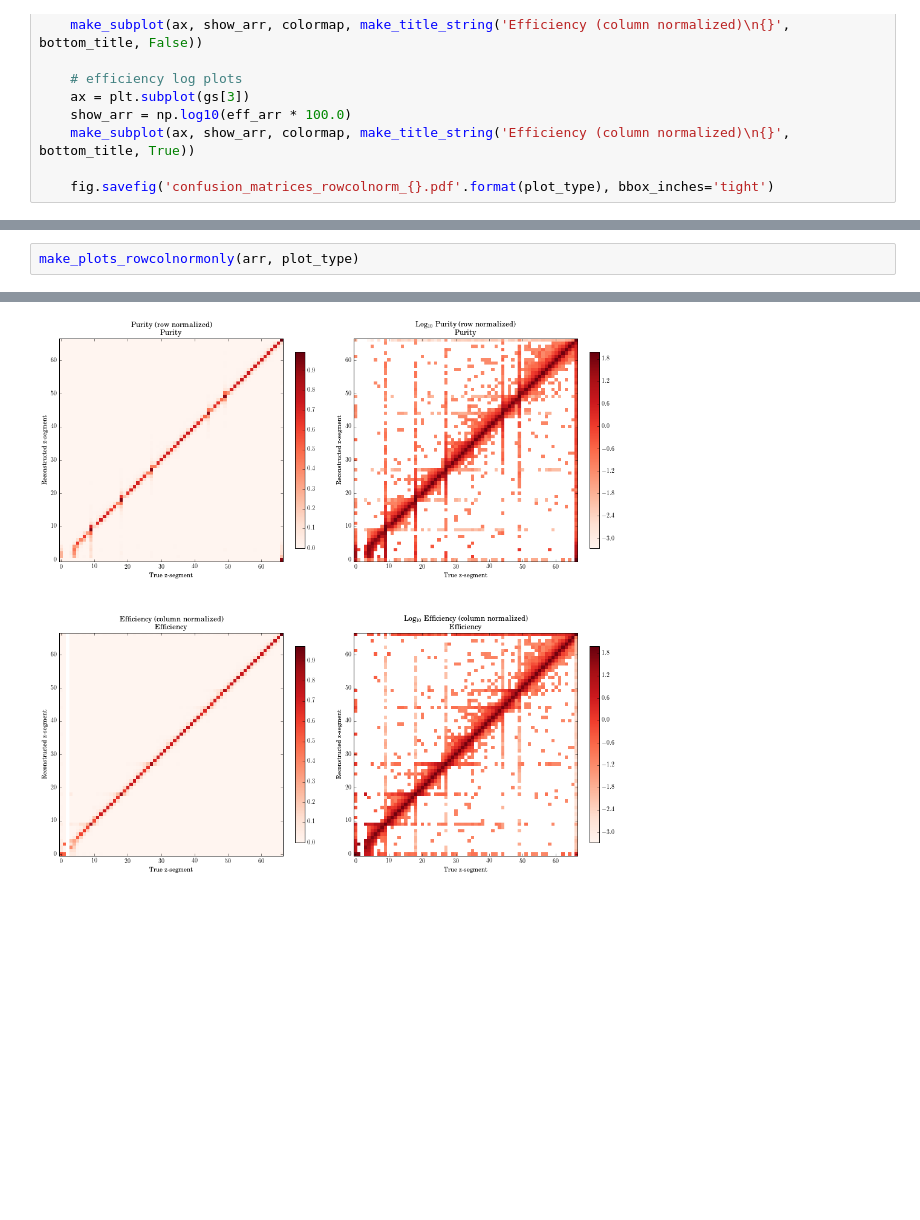
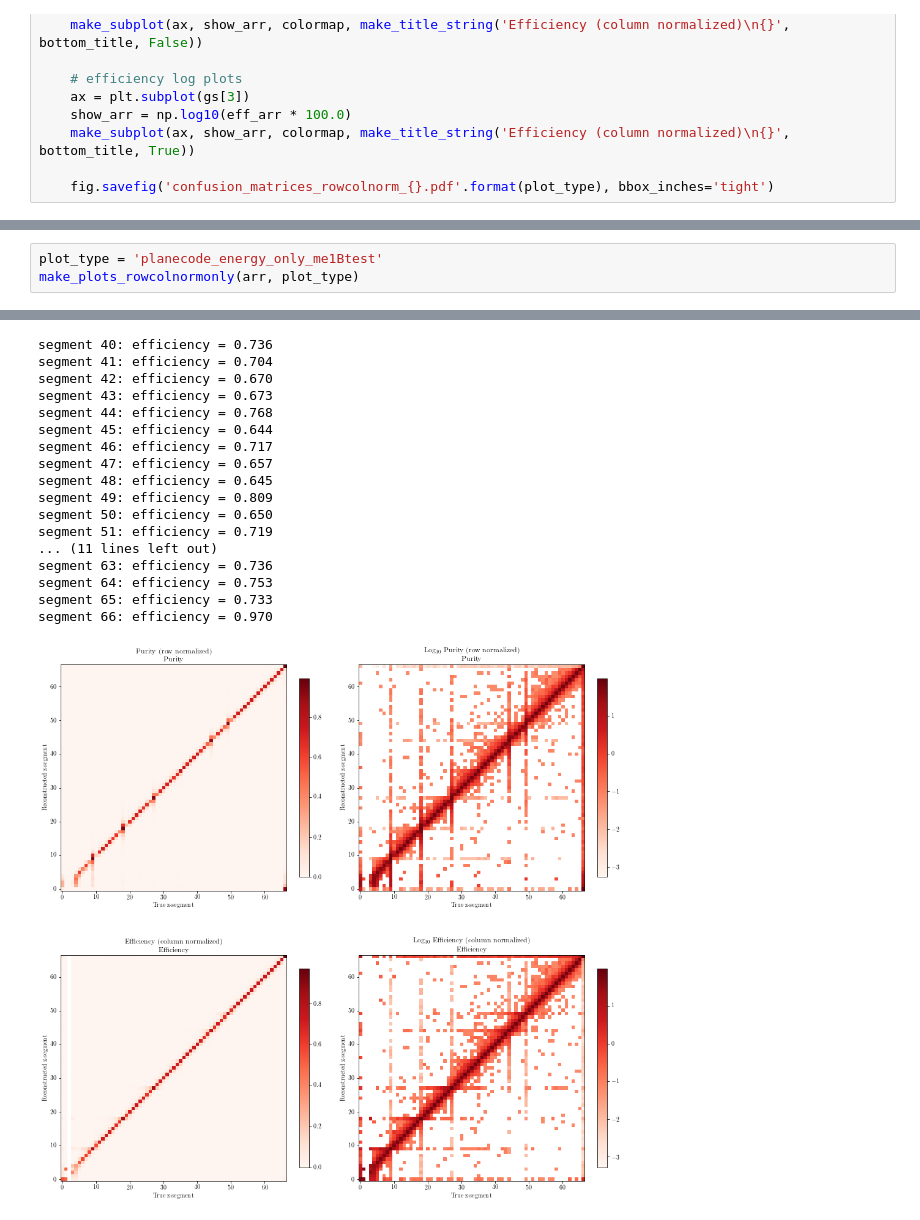
Before and after one commit to faizaakbar/ANNMINERvA, a Jupyter notebook: confusion_matrices_viz.ipynb, the cells around one changed output, grey strips where cells are left out. Drawn from its saved outputs; the diff is of its cells as text; blank space fills up the shorter version.

Commit message:
some confusion matrix visualization stuff

```diff
--- a/confusion_matrices_viz.ipynb
+++ b/confusion_matrices_viz.ipynb
@@ -96,5 +127,6 @@ plot_type = 'planecode_energy_only'
 # %% [output]
 (67, 67)
 # %%
+plot_type = 'planecode_energy_only_me1Btest'
 make_plots_rowcolnormonly(arr, plot_type)
 # %% [output]
@@ -118 +150,18 @@ segment 66: efficiency = 0.970
+segment 40: efficiency = 0.736
+segment 41: efficiency = 0.704
+segment 42: efficiency = 0.670
+segment 43: efficiency = 0.673
+segment 44: efficiency = 0.768
+segment 45: efficiency = 0.644
+segment 46: efficiency = 0.717
+segment 47: efficiency = 0.657
+segment 48: efficiency = 0.645
+segment 49: efficiency = 0.809
+segment 50: efficiency = 0.650
+segment 51: efficiency = 0.719
+... (11 lines left out)
+segment 63: efficiency = 0.736
+segment 64: efficiency = 0.753
+segment 65: efficiency = 0.733
+segment 66: efficiency = 0.970
-[figure, old version]
+[figure, new version]
```
Also changed, not shown: parts of 12 cells of this notebook, 1 other file.
